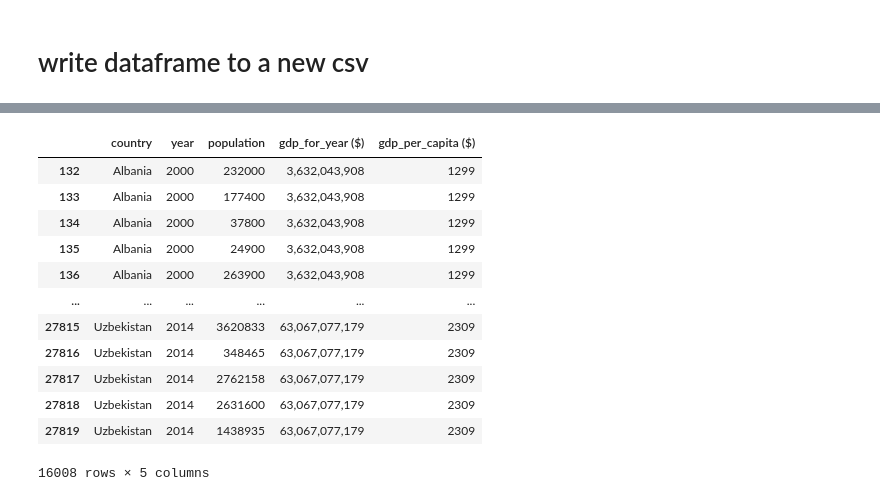
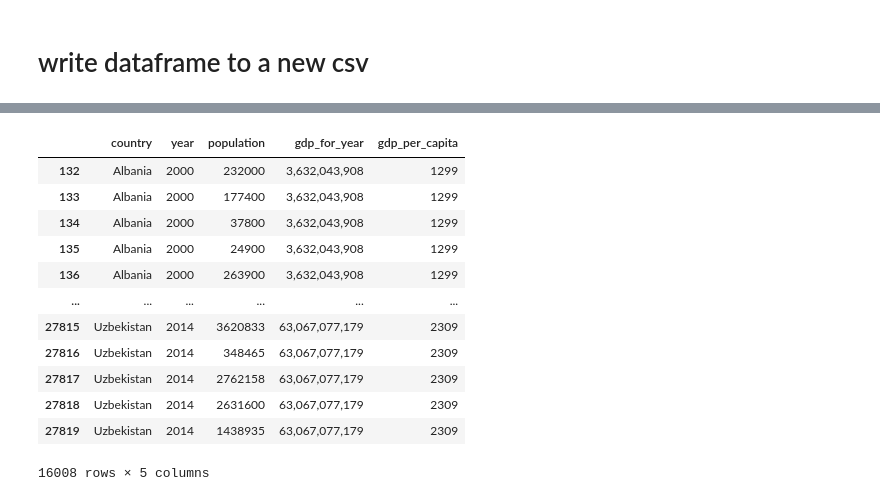
Before and after one commit to JohnaleJ/Extract_Transform_Load, a Jupyter notebook: suicide.ipynb, the cells around one changed output, grey strips where cells are left out. Saved outputs shown, nothing was run; the diff lists cells and outputs as text; code cells hidden in the pictures.

```diff
--- a/suicide.ipynb
+++ b/suicide.ipynb
@@ -26,6 +42,11 @@ df.drop(columns='HDI for year', inplace=True)
 df.dropna(how='any', inplace=True)
 # Drop or filter the rows to only include years 2000 through 2015 (referenced https://stackoverflow.com/questions/13851535/how-to-delete-rows-from-a-pandas-dataframe-based-on-a-conditional-expression)
 df.drop(df[(df.year < 2000) | (df.year > 2015)].index, inplace=True)
+# rename fields to be more appropriate
+df.rename(columns={'suicides/100k pop':'suicides_100k_pop',
+                          ' gdp_for_year ($) ':'gdp_for_year',
+                          'gdp_per_capita ($)':'gdp_per_capita'},
+                 inplace=True)
 # check the dataframe structure
 df.head()
 # %% [output]
@@ -133,13 +170,13 @@ dtype: object
 # %%
 # dropping all varying data
 country_df.drop(columns='sex', inplace=True)
 country_df.drop(columns='age', inplace=True)
 country_df.drop(columns='suicides_no', inplace=True)
-country_df.drop(columns='suicides/100k pop', inplace=True)
+country_df.drop(columns='suicides_100k_pop', inplace=True)
 country_df.drop(columns='generation', inplace=True)
 country_df
 # %% [output]
-|  | country | year | population | gdp_for_year ($) | gdp_per_capita ($) |
+|  | country | year | population | gdp_for_year | gdp_per_capita |
 | 132 | Albania | 2000 | 232000 | 3,632,043,908 | 1299 |
 | 133 | Albania | 2000 | 177400 | 3,632,043,908 | 1299 |
 | 134 | Albania | 2000 | 37800 | 3,632,043,908 | 1299 |
```
Also changed, not shown: parts of 52 cells of this notebook, 8 other files.
